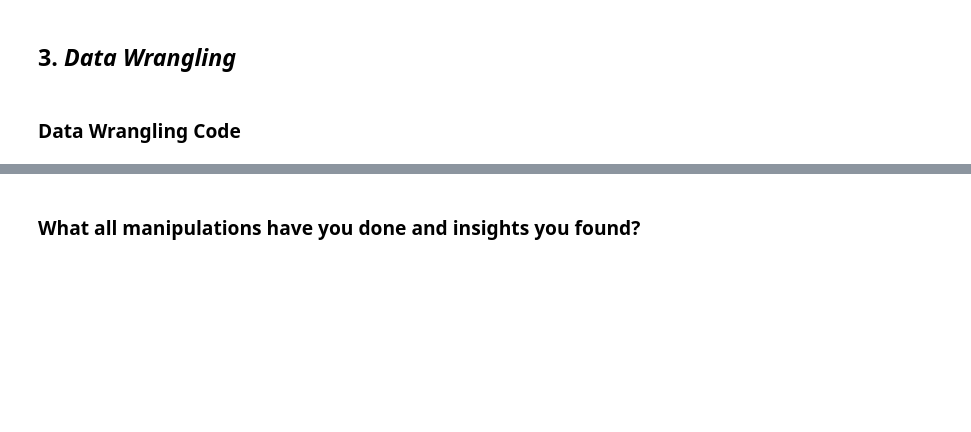
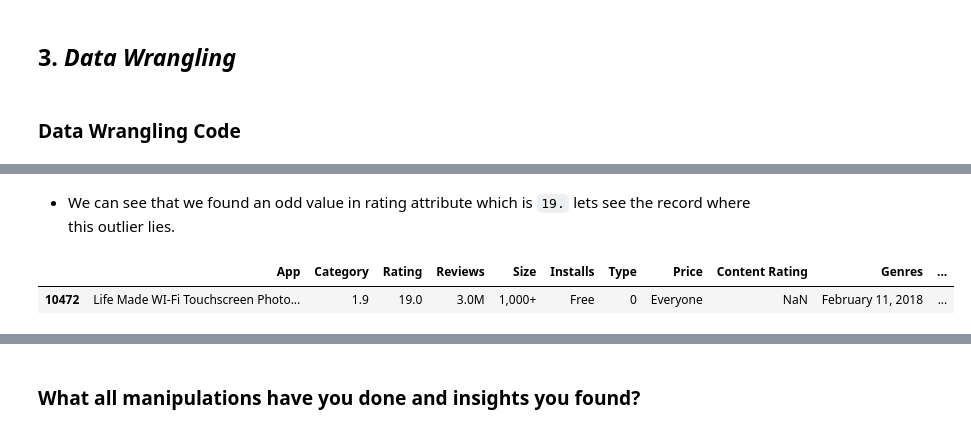
Before and after one commit to Abhinavyadav12827/Play-store-app-review-Exploratary-Data-Analysis, a Jupyter notebook: Abhinav_EDA_Notebook.ipynb, the cells around one changed output, grey strips where cells are left out. Cells and saved outputs as stored; diff of their text form; code cells hidden in the pictures; blank space fills up the shorter version.

```diff
--- a/Abhinav_EDA_Notebook.ipynb
+++ b/Abhinav_EDA_Notebook.ipynb
@@ -478,0 +630,8 @@ array(['Photo Editor & Candy Camera & Grid & ScrapBook',
+# %% [markdown]
+* We can see that we found an odd value in rating attribute which is <code>19.</code>
+lets see the record where this outlier lies.
+# %%
+play_df[play_df['Rating']>5]
+# %% [output]
+|  | App | Category | Rating | Reviews | Size | Installs | Type | Price | Content Rating | Genres | ... |
+| 10472 | Life Made WI-Fi Touchscreen Photo... | 1.9 | 19.0 | 3.0M | 1,000+ | Free | 0 | Everyone | NaN | February 11, 2018 | ... |
```
Also changed, not shown: parts of 28 cells of this notebook.
